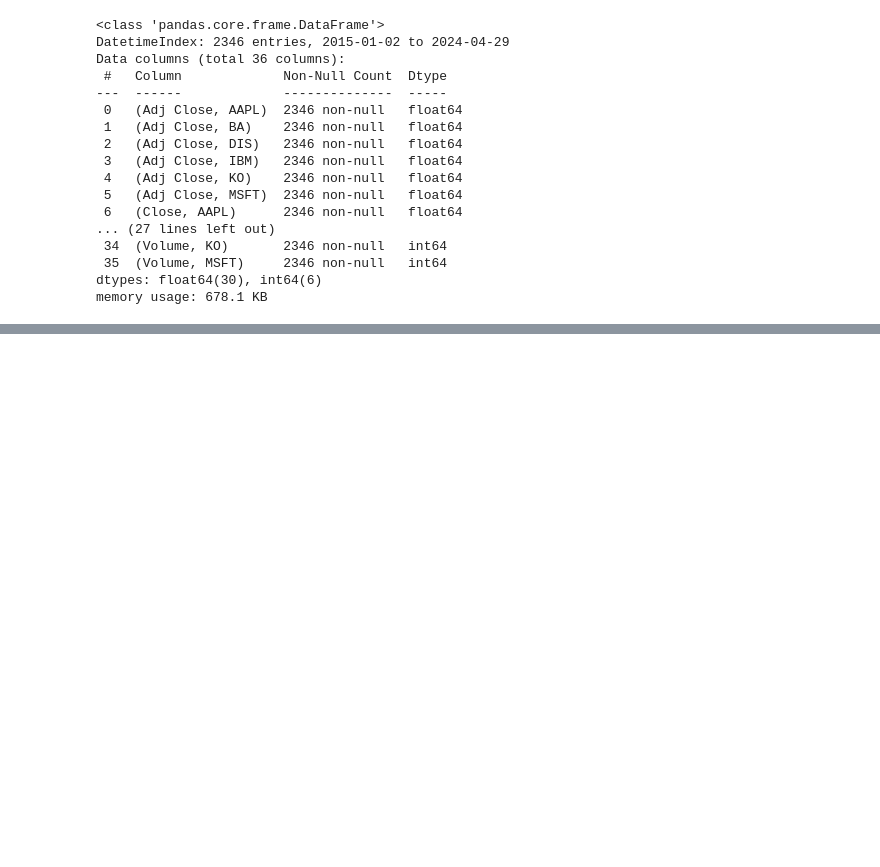
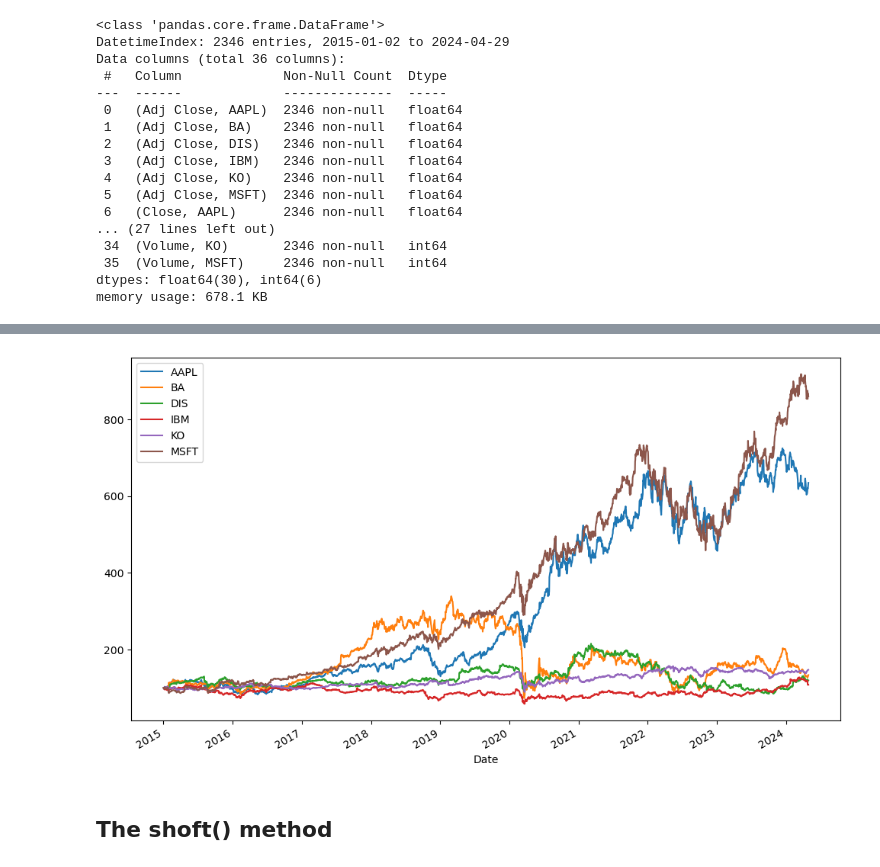
Before and after one commit to alchemistbg/udemy-the-complete-pandas-bootcamp, a Jupyter notebook: Section-24/Pandas_for_Finance_and_Investments.ipynb, the cells around one changed output, grey strips where cells are left out. Drawn from its saved outputs; the diff is of its cells as text; code cells hidden in the pictures; blank space fills up the shorter version.

```diff
--- a/Section-24/Pandas_for_Finance_and_Investments.ipynb
+++ b/Section-24/Pandas_for_Finance_and_Investments.ipynb
@@ -97,0 +280,9 @@ plt.show()
+# %%
+norm_data = close.div(close.iloc[0]).mul(100)
+# %%
+norm_data.plot(figsize = (12, 7))
+plt.show()
+# %% [output]
+[figure, added]
+# %% [markdown]
+## **The shoft() method**
```
Also changed, not shown: parts of 62 cells of this notebook, 1 other file.
